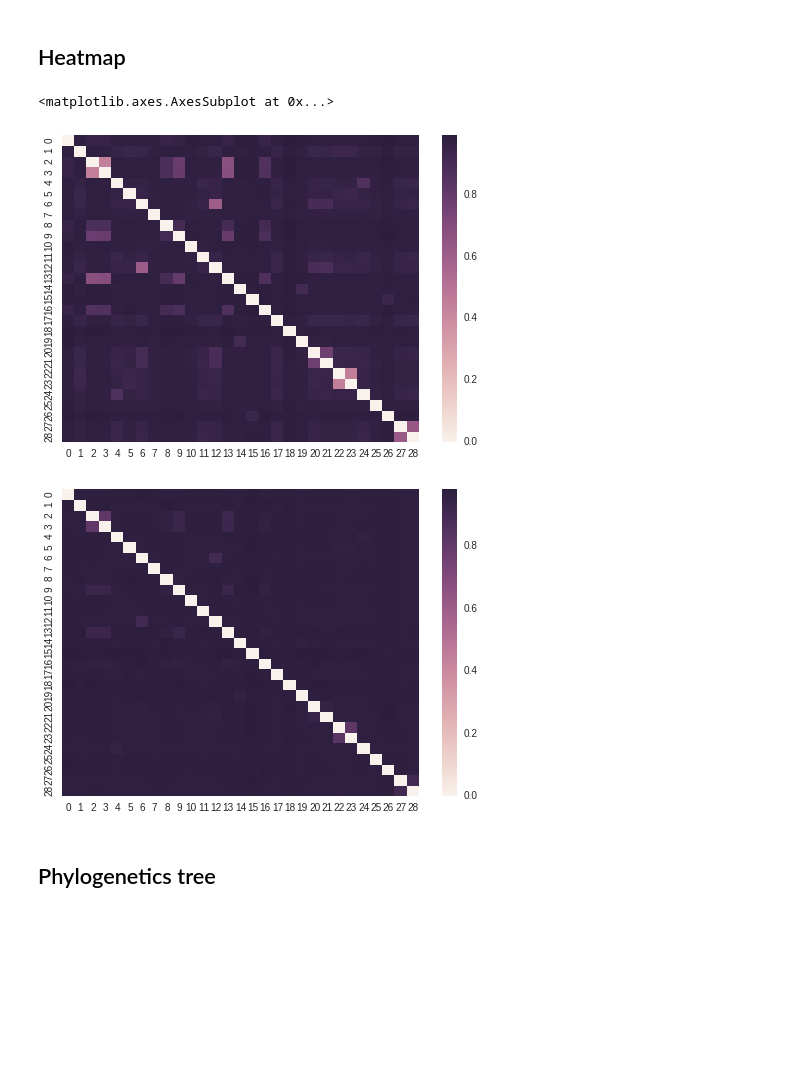
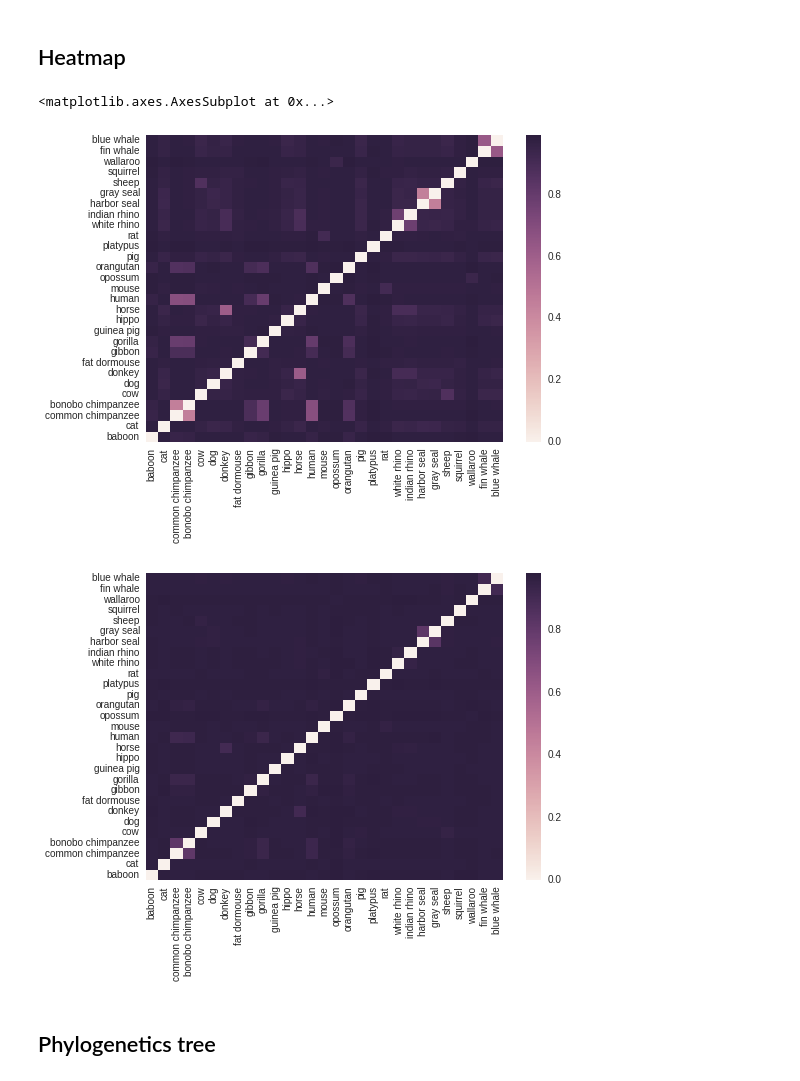
Before and after one commit to blazekadam/geness, a Jupyter notebook: genes.ipynb, the cells around one changed output. Cells and saved outputs as stored; diff of their text form; code cells hidden in the pictures; blank space fills up the shorter version.

```diff
--- a/genes.ipynb
+++ b/genes.ipynb
@@ -178,16 +186,18 @@ print(tabulate(nns,headers=['Species','NN GenCompress','NN GZip'],tablefmt="fanc
 # %%
 #AUTOR : Matej Kocian
 #CO-AUTHOR : Adam Blazek
-import matplotlib.pyplot as plt
+
 %matplotlib inline
 sns.set()
-sns.heatmap(simMatrix)
+simFrame = DataFrame(np.rot90(simMatrix),columns=species,index=reversed(species))
+sns.heatmap(simFrame)
 plt.figure()
-sns.heatmap(zipSimMatrix)
+zipFrame = DataFrame(np.rot90(zipSimMatrix),columns=species,index=reversed(species))
+sns.heatmap(zipFrame)
 # %% [output]
 <matplotlib.axes.AxesSubplot at 0x...>
-[figure, old version]
+[figure, new version]
-[figure, old version]
+[figure, new version]
 # %% [markdown]
 ## Phylogenetics tree
 # %%
```
Also changed, not shown: parts of 2 cells of this notebook.
